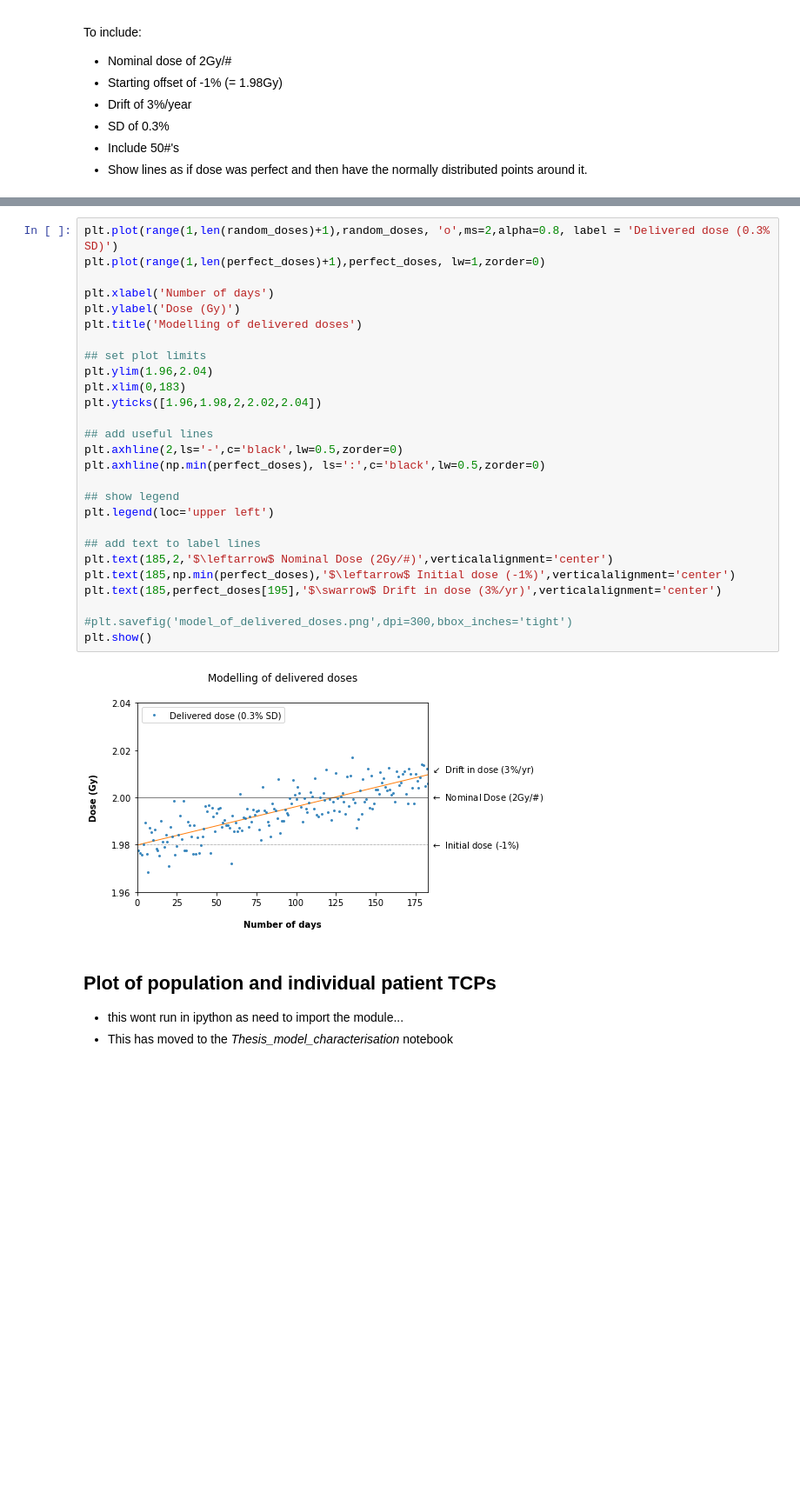
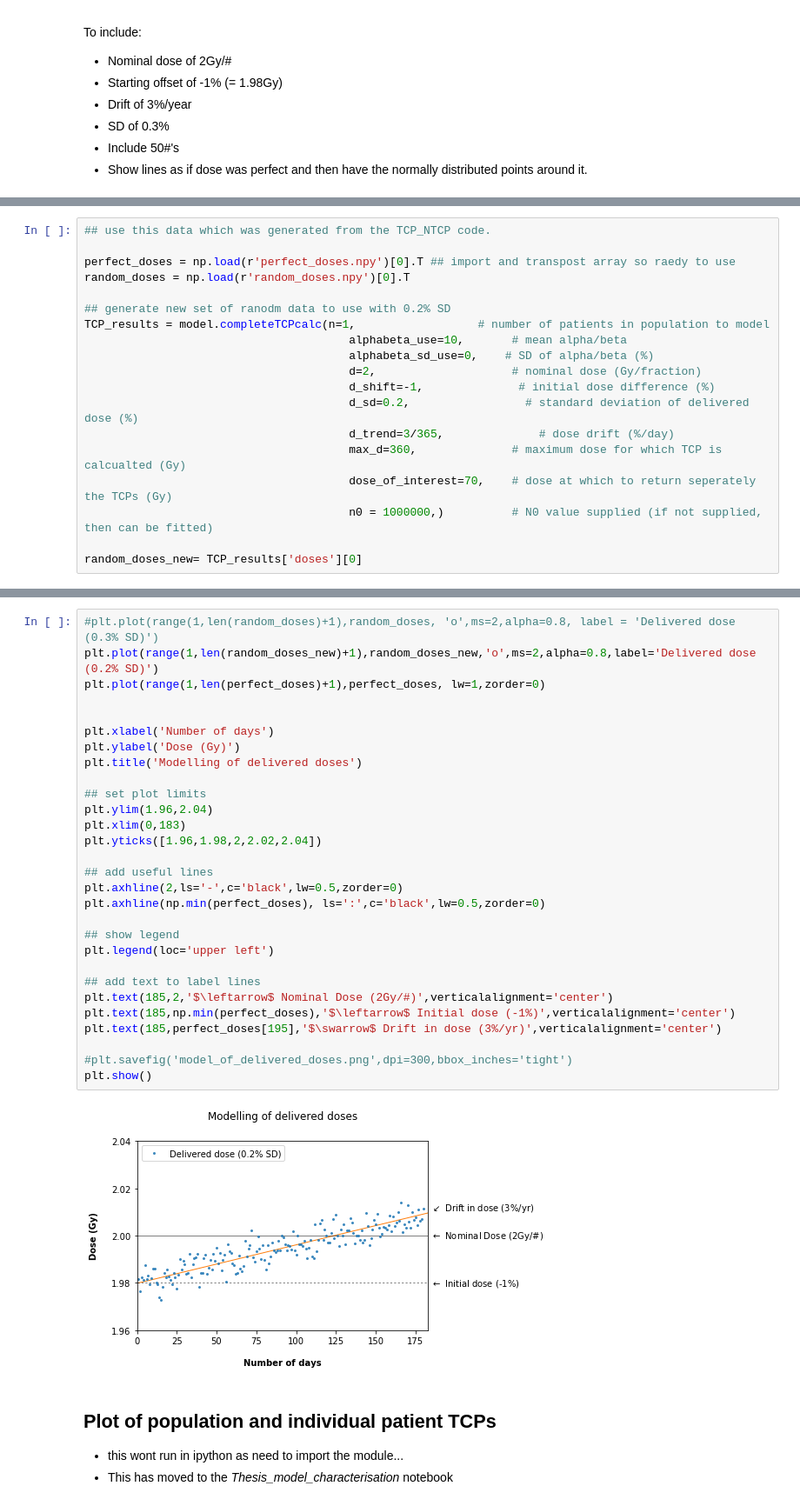
Before and after one commit to mbolt01/Thesis_analysis, a Jupyter notebook: Thesis Diagrams etc.ipynb, the cells around one changed output, grey strips where cells are left out. Shown at 87% size. Saved outputs shown, nothing was run; the diff lists cells and outputs as text; blank space fills up the shorter version.

```diff
--- a/Thesis Diagrams etc.ipynb
+++ b/Thesis Diagrams etc.ipynb
@@ -409,0 +406,19 @@ random_doses = np.load(r'random_doses.npy')[0].T
+# %%
+## use this data which was generated from the TCP_NTCP code.
+
+perfect_doses = np.load(r'perfect_doses.npy')[0].T ## import and transpost array so raedy to use
+random_doses = np.load(r'random_doses.npy')[0].T
+
+## generate new set of ranodm data to use with 0.2% SD
+TCP_results = model.completeTCPcalc(n=1,                  # number of patients in population to model
+                                       alphabeta_use=10,       # mean alpha/beta
+                                       alphabeta_sd_use=0,    # SD of alpha/beta (%)
+                                       d=2,                    # nominal dose (Gy/fraction)
+                                       d_shift=-1,              # initial dose difference (%)
+                                       d_sd=0.2,                 # standard deviation of delivered dose (%)
+                                       d_trend=3/365,              # dose drift (%/day)
+                                       max_d=360,              # maximum dose for which TCP is calcualted (Gy)
+                                       dose_of_interest=70,    # dose at which to return seperately the TCPs (Gy)
+                                       n0 = 1000000,)          # N0 value supplied (if not supplied, then can be fitted)
+
+random_doses_new= TCP_results['doses'][0]
@@ -410,32 +445,34 @@ random_doses = np.load(r'random_doses.npy')[0].T
 # %%
-plt.plot(range(1,len(random_doses)+1),random_doses, 'o',ms=2,alpha=0.8, label = 'Delivered dose (0.3% SD)')
+#plt.plot(range(1,len(random_doses)+1),random_doses, 'o',ms=2,alpha=0.8, label = 'Delivered dose (0.3% SD)')
+plt.plot(range(1,len(random_doses_new)+1),random_doses_new,'o',ms=2,alpha=0.8,label='Delivered dose (0.2% SD)')
 plt.plot(range(1,len(perfect_doses)+1),perfect_doses, lw=1,zorder=0)
+
 
 plt.xlabel('Number of days')
 plt.ylabel('Dose (Gy)')
 plt.title('Modelling of delivered doses')
 
 ## set plot limits
 plt.ylim(1.96,2.04)
 plt.xlim(0,183)
 plt.yticks([1.96,1.98,2,2.02,2.04])
 
 ## add useful lines
 plt.axhline(2,ls='-',c='black',lw=0.5,zorder=0)
 plt.axhline(np.min(perfect_doses), ls=':',c='black',lw=0.5,zorder=0)
 
 ## show legend
 plt.legend(loc='upper left')
 
 ## add text to label lines
 plt.text(185,2,'$\leftarrow$ Nominal Dose (2Gy/#)',verticalalignment='center')
 plt.text(185,np.min(perfect_doses),'$\leftarrow$ Initial dose (-1%)',verticalalignment='center')
 plt.text(185,perfect_doses[195],'$\swarrow$ Drift in dose (3%/yr)',verticalalignment='center')
 
 #plt.savefig('model_of_delivered_doses.png',dpi=300,bbox_inches='tight')
 plt.show()
 # %% [output]
-[figure, old version]
+[figure, new version]
 # %% [markdown]
 ## Plot of population and individual patient TCPs
 - this wont run in ipython as need to import the module...
```
Also changed, not shown: parts of 3 cells of this notebook.
